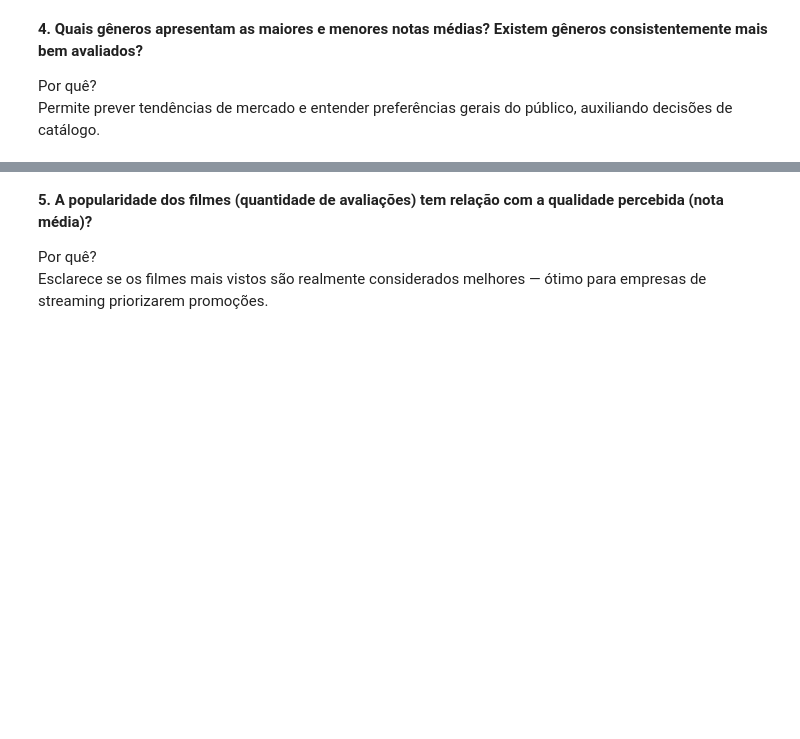
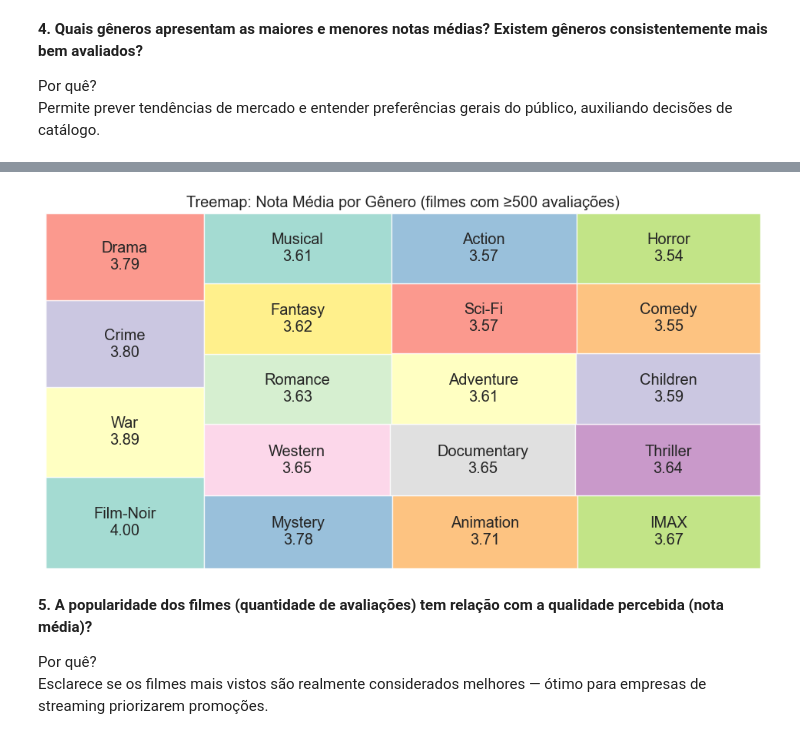
Before and after one commit to Enzooliveira29/AtividadeCD, a Jupyter notebook: notebooks/Trabalho2.ipynb, the cells around one changed output, grey strips where cells are left out. Saved outputs shown, nothing was run; the diff lists cells and outputs as text; code cells hidden in the pictures; blank space fills up the shorter version.

```diff
--- a/notebooks/Trabalho2.ipynb
+++ b/notebooks/Trabalho2.ipynb
@@ -742,3 +729,32 @@ Passing `palette` without assigning `hue` is deprecated and will be removed in v
+# %%
+filmes_validos = ratings.groupby('movieId')['rating'].count()
+filmes_validos = filmes_validos[filmes_validos >= 500].index
+
+df_genre_ratings = (
+    ratings[ratings['movieId'].isin(filmes_validos)]
+    .merge(movies_exploded[['movieId','genre']], on='movieId')
+    .groupby('genre')['rating']
+    .mean()
+)
+
+df_genre_ratings = df_genre_ratings.sort_values(ascending=False)
+
+sizes = df_genre_ratings.values
+
+labels = [f"{g}\n{v:.2f}" for g, v in zip(df_genre_ratings.index, df_genre_ratings.values)]
+
+plt.figure(figsize=(12,6))
+squarify.plot(
+    sizes=sizes,
+    label=labels,
+    color=sns.color_palette('Set3', len(sizes)),
+    alpha=0.8
+)
+plt.axis('off')
+plt.title("Treemap: Nota Média por Gênero (filmes com ≥500 avaliações)")
+plt.show()
+# %% [output]
+[figure, added]
 # %% [markdown]
 **5. A popularidade dos filmes (quantidade de avaliações) tem relação com a qualidade percebida (nota média)?**
 
```
Also changed, not shown: parts of 29 cells of this notebook, 1 other file.
